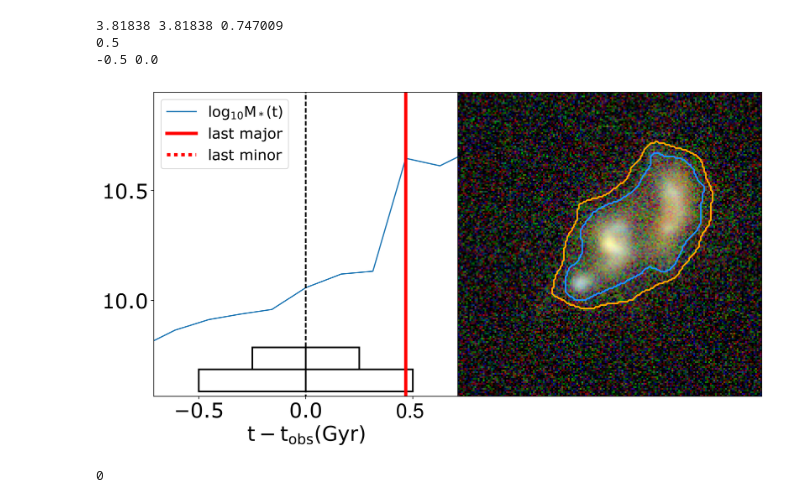
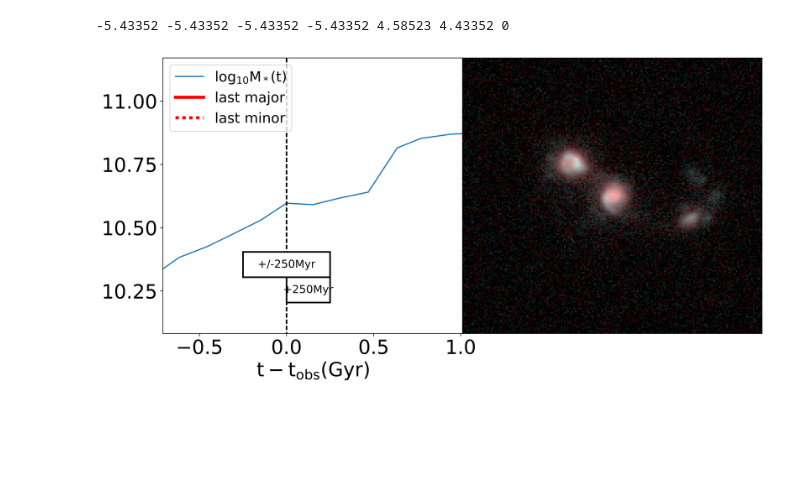
Before and after one commit to gsnyder206/synthetic-image-morph, a Jupyter notebook: morphology_analysis/ExamineGalaxies.ipynb, the cells around one changed output. Drawn from its saved outputs; the diff is of its cells as text; code cells hidden in the pictures; blank space fills up the shorter version.

```diff
--- a/morphology_analysis/ExamineGalaxies.ipynb
+++ b/morphology_analysis/ExamineGalaxies.ipynb
@@ -1,39 +1,14 @@
-# %%
-import astropy
-import astropy.io.ascii as ascii
-import pandas as pd
-import numpy as np
-import matplotlib
-from matplotlib import pyplot as plt
-import astropy.io.fits as pyfits
-import masshistory
-import showgalaxy
-
-sfid=99982   #Ring!
-sfid=103701 #late merger
-sfid=99450  #double nucleus
-sfid=102672 #appears isolated
-sfid=105747 #wreck
-sfid=102098 #multi merger
-sfid=99450  #double nucleus
-
-
-#77564 pre-merger but low-lum AGN
-#minor pair 25561
-
-#8468 whoa clumps
-#73247 pair and high OIII
-#46001 merger wreck
-#100838 compact starburst
-
-savedir='/Users/gsnyder/Dropbox/Workspace/Papers_towrite/Illustris_ObservingMergers/PLOTS'
-
-masshistory.masshistory('snapshot_068',105747,camnum=0,size=6,alph=0.5,
-                        Q=5,sb='SB25',gyrbox=False,ckpc=50.0,Npix=None,
-                       use_rfkey=True,trange=[-0.71,0.71],plot_rfs=True,savefile=savedir+'/test.pdf')
-# %% [output]
-3.81838 3.81838 0.747009
-0.5
--0.5 0.0
-[figure, removed]
-0
+# %%
+import astropy
+import astropy.io.ascii as ascii
+import pandas as pd
+import numpy as np
+import matplotlib
+from matplotlib import pyplot as plt
+import astropy.io.fits as pyfits
+import illcan_multiplots as icmp
+
+icmp.do_masshistory('snapshot_075',83950,0,interact=True,filters=['WFC3-F105W','WFC3-F105W','WFC3-F160W'],ckpc=100)
+# %% [output]
+-5.43352 -5.43352 -5.43352 -5.43352 4.58523 4.43352 0
+[figure, added]
```
Also changed, not shown: 5 other files.
